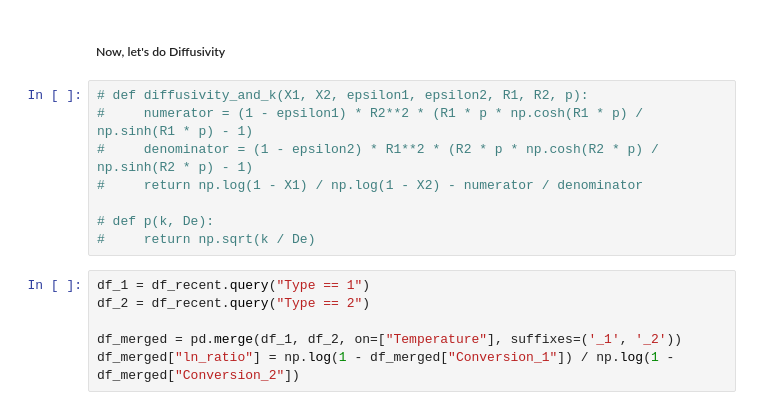
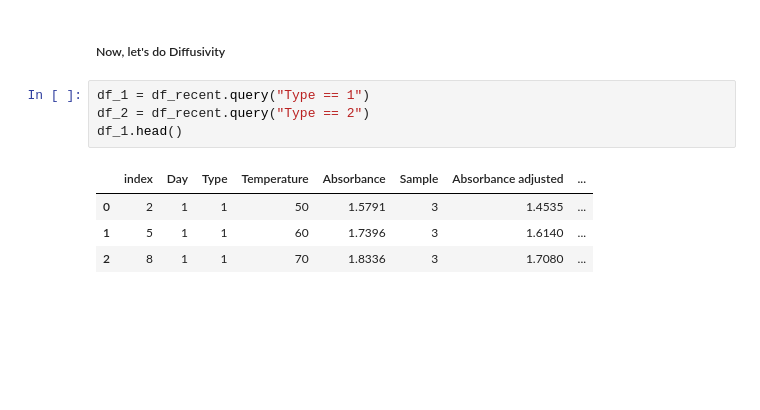
Before and after one commit to rahilisashaik/cbe154, a Jupyter notebook: sucrose-inversion-kinetics/data-analysis.ipynb, the cells around one changed output. Saved outputs shown, nothing was run; the diff lists cells and outputs as text; blank space fills up the shorter version.

```diff
--- a/sucrose-inversion-kinetics/data-analysis.ipynb
+++ b/sucrose-inversion-kinetics/data-analysis.ipynb
@@ -244,17 +243,12 @@ plt.show()
 [figure]
 # %% [markdown]
 ##### Now, let's do Diffusivity
-# %%
-# def diffusivity_and_k(X1, X2, epsilon1, epsilon2, R1, R2, p):
-#     numerator = (1 - epsilon1) * R2**2 * (R1 * p * np.cosh(R1 * p) / np.sinh(R1 * p) - 1)
-#     denominator = (1 - epsilon2) * R1**2 * (R2 * p * np.cosh(R2 * p) / np.sinh(R2 * p) - 1)
-#     return np.log(1 - X1) / np.log(1 - X2) - numerator / denominator
-
-# def p(k, De):
-#     return np.sqrt(k / De)
 # %%
 df_1 = df_recent.query("Type == 1")
 df_2 = df_recent.query("Type == 2")
-
-df_merged = pd.merge(df_1, df_2, on=["Temperature"], suffixes=('_1', '_2'))
-df_merged["ln_ratio"] = np.log(1 - df_merged["Conversion_1"]) / np.log(1 - df_merged["Conversion_2"])
+df_1.head()
+# %% [output]
+|  | index | Day | Type | Temperature | Absorbance | Sample | Absorbance adjusted | ... |
+| 0 | 2 | 1 | 1 | 50 | 1.5791 | 3 | 1.4535 | ... |
+| 1 | 5 | 1 | 1 | 60 | 1.7396 | 3 | 1.6140 | ... |
+| 2 | 8 | 1 | 1 | 70 | 1.8336 | 3 | 1.7080 | ... |
```
Also changed, not shown: parts of 17 cells of this notebook.
